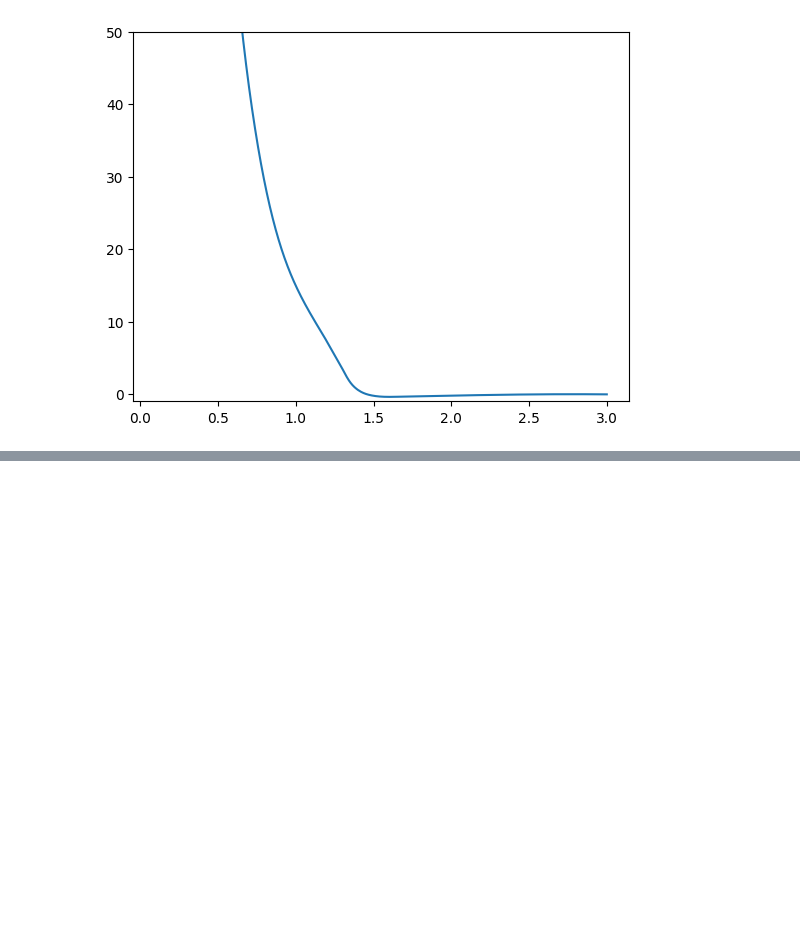
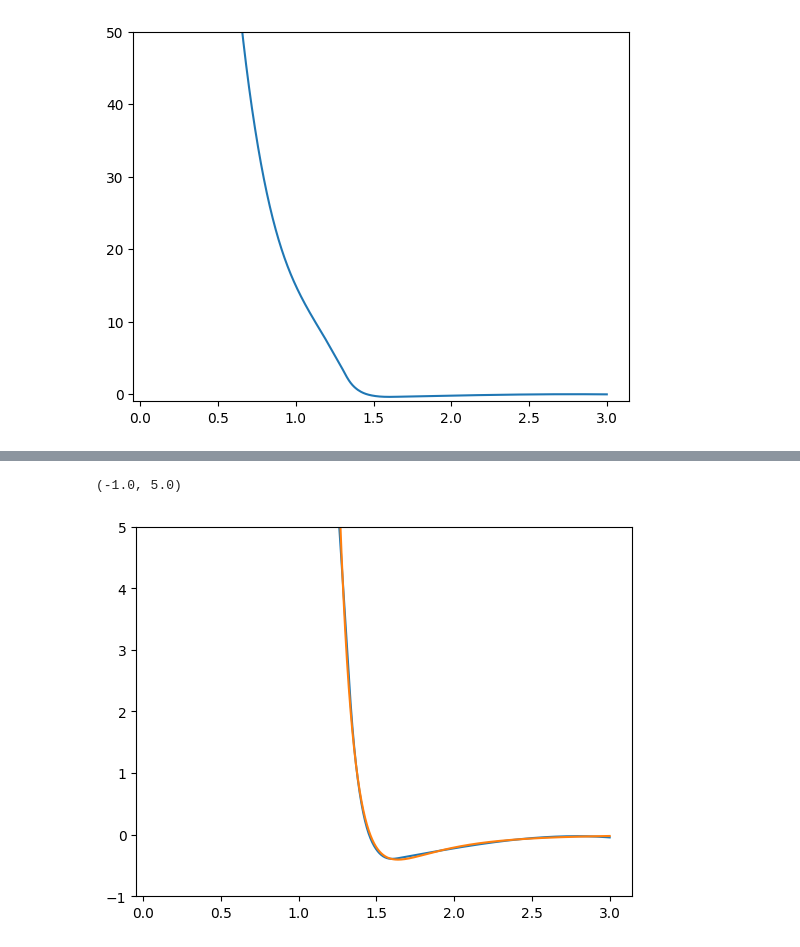
Before and after one commit to denisstrizhkin/C60-Si-fall-sim, a Jupyter notebook: potentials/lj_zbl.ipynb, the cells around one changed output, grey strips where cells are left out. Drawn from its saved outputs; the diff is of its cells as text; code cells hidden in the pictures; blank space fills up the shorter version.

```diff
--- a/potentials/lj_zbl.ipynb
+++ b/potentials/lj_zbl.ipynb
@@ -190,2 +192,11 @@ plt.ylim((-1,1000))
+# %%
+R = np.linspace(0.1, 3.0, 1000)
+E = spl(R)
+plt.plot(R, E)
+plt.plot(R, f_lj(R))
+plt.ylim((-1, 5))
+# %% [output]
+(-1.0, 5.0)
+[figure, added]
 # %%
 inp = np.loadtxt("lj.txt")
```
Also changed, not shown: parts of 5 cells of this notebook.
